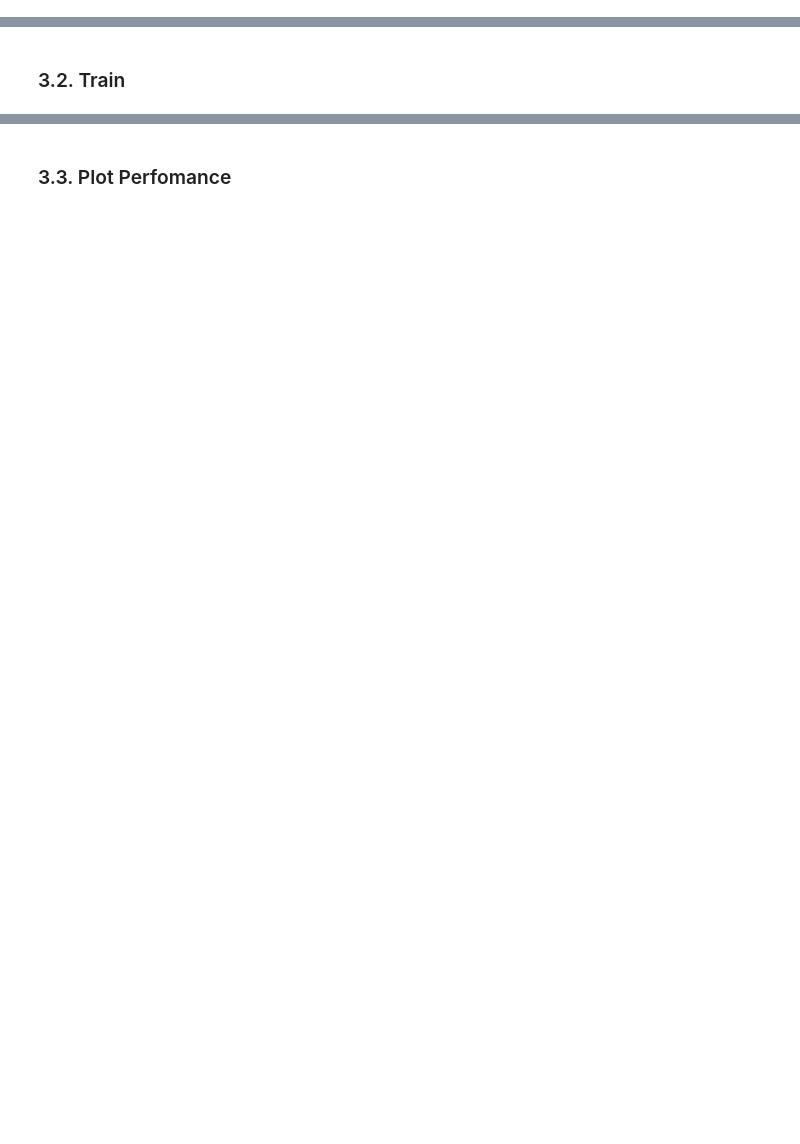
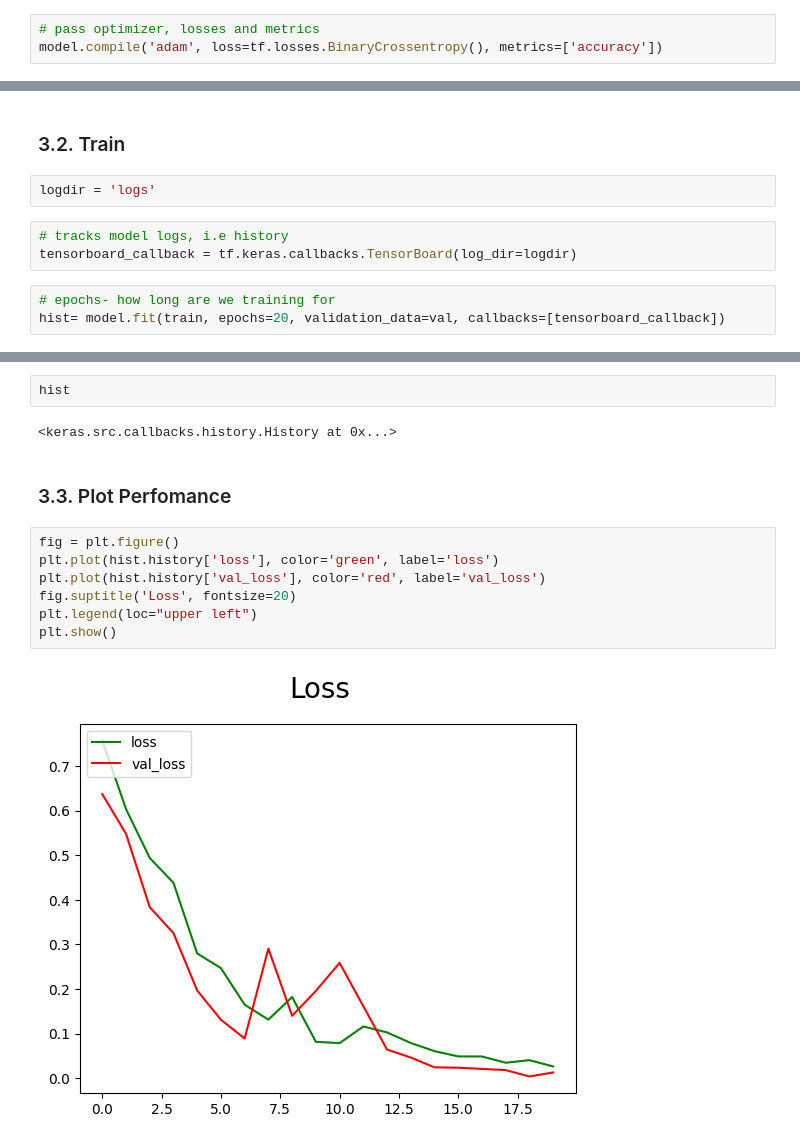
Before and after one commit to Kangetheee/ImageClassifier, a Jupyter notebook: imageClassifier.ipynb, the cells around one changed output, grey strips where cells are left out. Cells and saved outputs as stored; diff of their text form; blank space fills up the shorter version.

Commit message:
final model

```diff
--- a/imageClassifier.ipynb
+++ b/imageClassifier.ipynb
@@ -316,0 +338,3 @@ from tensorflow.keras.layers import Conv2D, MaxPooling2D, Dense, Flatten, Dropou
+# %%
+# pass optimizer, losses and metrics
+model.compile('adam', loss=tf.losses.BinaryCrossentropy(), metrics=['accuracy'])
@@ -317,2 +365,10 @@ from tensorflow.keras.layers import Conv2D, MaxPooling2D, Dense, Flatten, Dropou
 # %% [markdown]
 ### 3.2. Train
+# %%
+logdir = 'logs'
+# %%
+# tracks model logs, i.e history
+tensorboard_callback = tf.keras.callbacks.TensorBoard(log_dir=logdir)
+# %%
+# epochs- how long are we training for
+hist= model.fit(train, epochs=20, validation_data=val, callbacks=[tensorboard_callback])
@@ -319,2 +393,15 @@ from tensorflow.keras.layers import Conv2D, MaxPooling2D, Dense, Flatten, Dropou
+# %%
+hist
+# %% [output]
+<keras.src.callbacks.history.History at 0x...>
 # %% [markdown]
 ### 3.3. Plot Perfomance
+# %%
+fig = plt.figure()
+plt.plot(hist.history['loss'], color='green', label='loss')
+plt.plot(hist.history['val_loss'], color='red', label='val_loss')
+fig.suptitle('Loss', fontsize=20)
+plt.legend(loc="upper left")
+plt.show()
+# %% [output]
+[figure, added]
```
Also changed, not shown: parts of 29 cells of this notebook.
